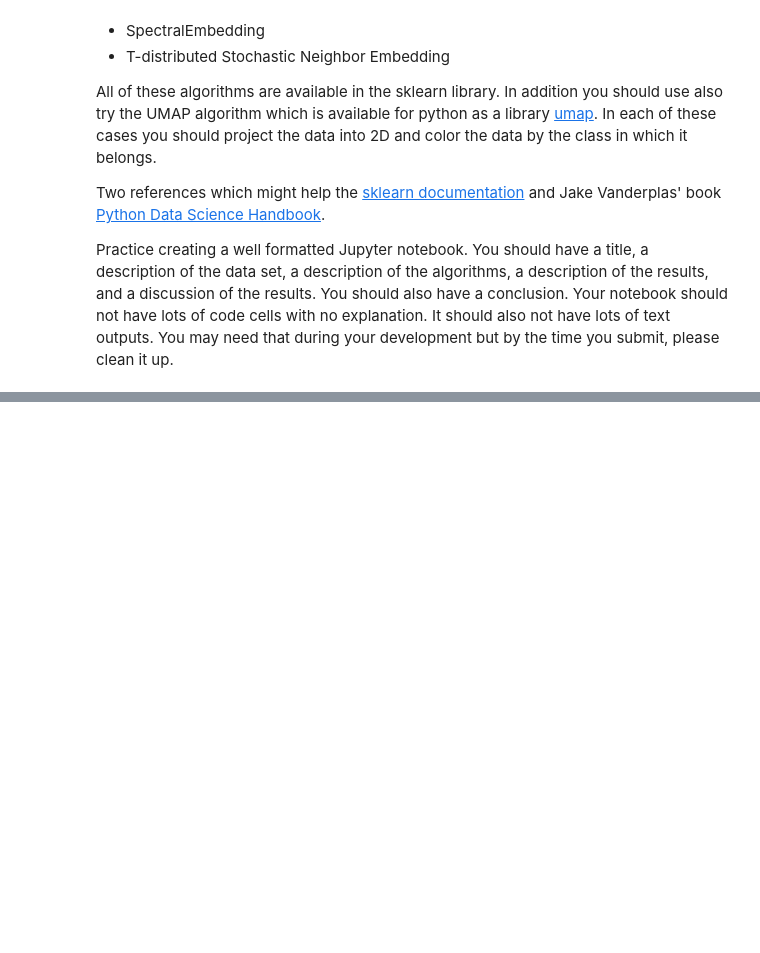
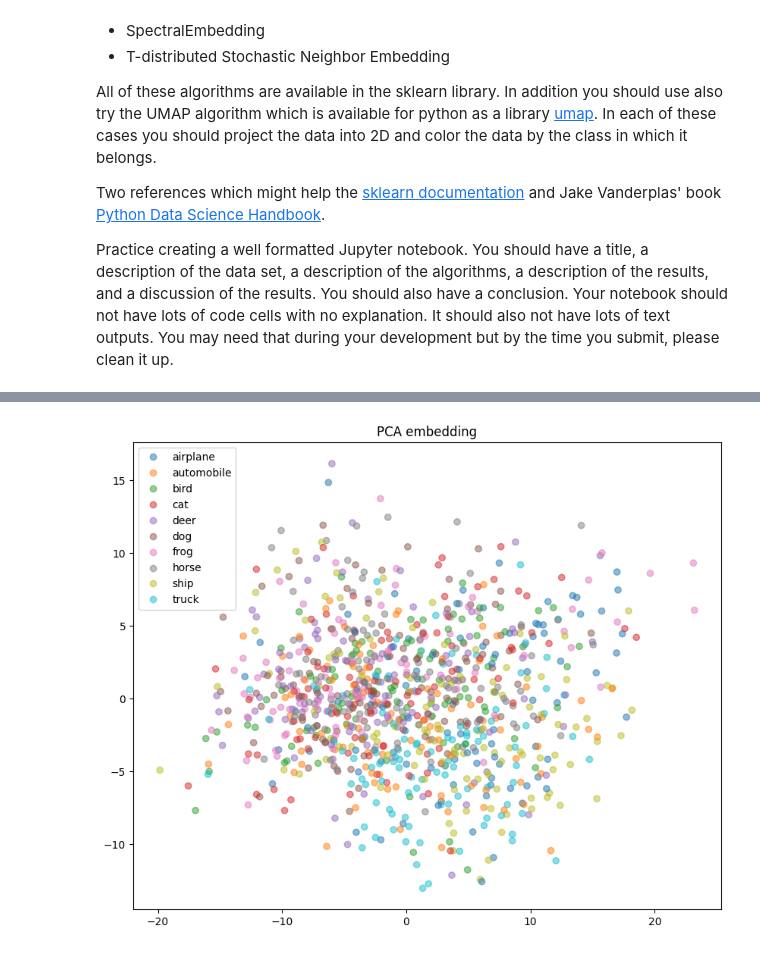
Before and after one commit to DataScienceAndEngineering/hw5-problem-1-2d-embedding-of-the-cifar-10-OluwaseunG, a Jupyter notebook: dsei2100s24hw5p1.ipynb, the cells around one changed output, grey strips where cells are left out. Cells and saved outputs as stored; diff of their text form; code cells hidden in the pictures; blank space fills up the shorter version.

```diff
--- a/dsei2100s24hw5p1.ipynb
+++ b/dsei2100s24hw5p1.ipynb
@@ -51,0 +56,13 @@ from torchvision.transforms import ToTensor
+# %%
+#load the dataset
+dataset = CIFAR10(root='data/', download=True, transform=ToTensor())
+
+#Extract the data and labels
+data=np.array([dataset[i][0].numpy().flatten() for i in range(len(dataset))])
+label=np.array([dataset[i][1] for i in range (len(dataset))])
+
+#Select the subset data to work with
+sample_num=1000
+indices=np.random.choice(len(data), sample_num, replace=False)
+subset=data[indices]
+subset_label=label[indices]
@@ -51,0 +71,8 @@ from torchvision.transforms import ToTensor
+# %%
+#create function for 2D embedding
+def embedding_plot(embedding, label, title):
+    plt.figure(figsize=(10, 8))
+    scatter = plt.scatter(embedding[:, 0], embedding[:, 1], c=label, cmap='tab10', alpha=0.5)
+    plt.legend(handles=scatter.legend_elements()[0], labels=[dataset.classes[i] for i in range(10)])
+    plt.title(title)
+    plt.show()
@@ -51,0 +89,6 @@ from torchvision.transforms import ToTensor
+# %%
+pca=PCA(n_components=2)
+pca_embedding= pca.fit_transform(subset)
+embedding_plot(pca_embedding, subset_label, 'PCA embedding')
+# %% [output]
+[figure, added]
```
Also changed, not shown: parts of 17 cells of this notebook.
